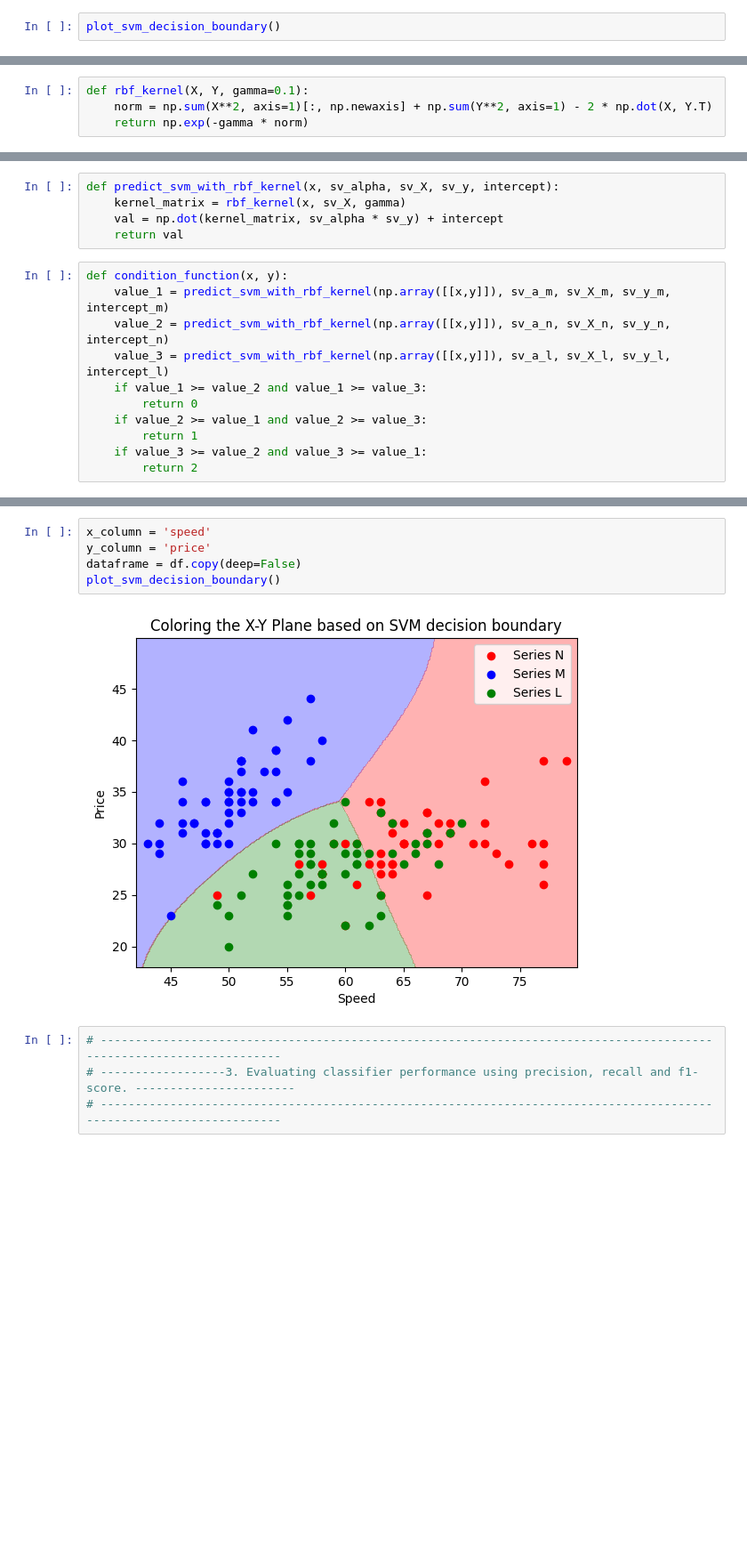
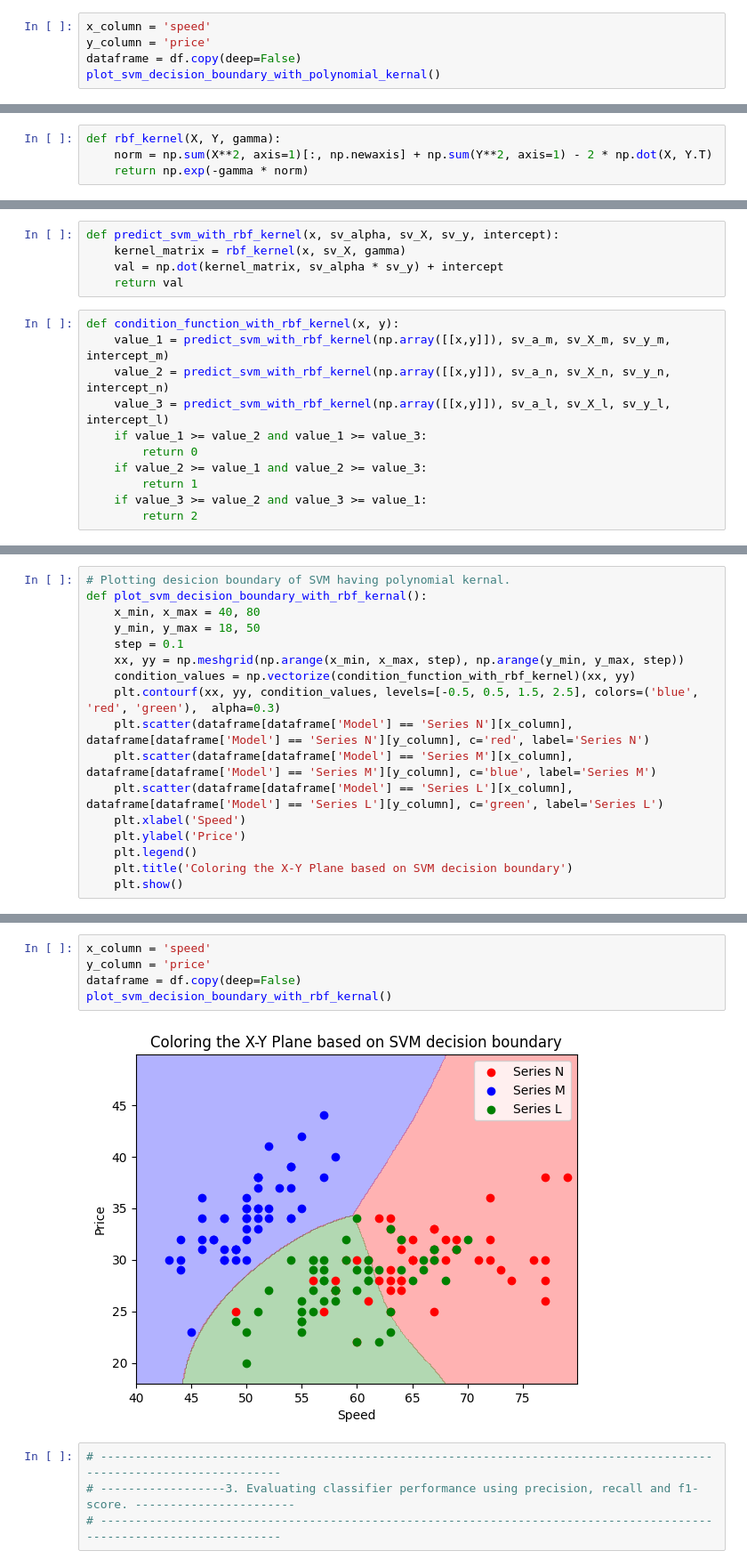
Before and after one commit to Aditya-Y-29/ML-Assignments, a Jupyter notebook: Assignment-2/Task2.ipynb, the cells around one changed output, grey strips where cells are left out. Shown at 89% size. Cells and saved outputs as stored; diff of their text form; blank space fills up the shorter version.

```diff
--- a/Assignment-2/Task2.ipynb
+++ b/Assignment-2/Task2.ipynb
@@ -486,3 +547,6 @@ for idx in range(len(X)):
 # %%
-plot_svm_decision_boundary()
+x_column = 'speed'
+y_column = 'price'
+dataframe = df.copy(deep=False)
+plot_svm_decision_boundary_with_polynomial_kernal()
 # %% [output]
@@ -491,7 +556,7 @@ plot_svm_decision_boundary()
 # ---------------------------------------------- RBF Kernal -----------------------------------------------
 # ---------------------------------------------------------------------------------------------------------
 # %%
-def rbf_kernel(X, Y, gamma=0.1):
+def rbf_kernel(X, Y, gamma):
     norm = np.sum(X**2, axis=1)[:, np.newaxis] + np.sum(Y**2, axis=1) - 2 * np.dot(X, Y.T)
     return np.exp(-gamma * norm)
 # %%
@@ -535,7 +600,7 @@ def predict_svm_with_rbf_kernel(x, sv_alpha, sv_X, sv_y, intercept):
     val = np.dot(kernel_matrix, sv_alpha * sv_y) + intercept
     return val
 # %%
-def condition_function(x, y):
+def condition_function_with_rbf_kernel(x, y):
     value_1 = predict_svm_with_rbf_kernel(np.array([[x,y]]), sv_a_m, sv_X_m, sv_y_m, intercept_m)
     value_2 = predict_svm_with_rbf_kernel(np.array([[x,y]]), sv_a_n, sv_X_n, sv_y_n, intercept_n)
     value_3 = predict_svm_with_rbf_kernel(np.array([[x,y]]), sv_a_l, sv_X_l, sv_y_l, intercept_l)
@@ -565,3 +743,20 @@ def plot_svm_decision_boundary():
+# %%
+# Plotting desicion boundary of SVM having polynomial kernal.
+def plot_svm_decision_boundary_with_rbf_kernal():
+    x_min, x_max = 40, 80
+    y_min, y_max = 18, 50
+    step = 0.1
+    xx, yy = np.meshgrid(np.arange(x_min, x_max, step), np.arange(y_min, y_max, step))
+    condition_values = np.vectorize(condition_function_with_rbf_kernel)(xx, yy)
+    plt.contourf(xx, yy, condition_values, levels=[-0.5, 0.5, 1.5, 2.5], colors=('blue', 'red', 'green'),  alpha=0.3)
+    plt.scatter(dataframe[dataframe['Model'] == 'Series N'][x_column], dataframe[dataframe['Model'] == 'Series N'][y_column], c='red', label='Series N')
+    plt.scatter(dataframe[dataframe['Model'] == 'Series M'][x_column], dataframe[dataframe['Model'] == 'Series M'][y_column], c='blue', label='Series M')
+    plt.scatter(dataframe[dataframe['Model'] == 'Series L'][x_column], dataframe[dataframe['Model'] == 'Series L'][y_column], c='green', label='Series L')
+    plt.xlabel('Speed')
+    plt.ylabel('Price')
+    plt.legend()
+    plt.title('Coloring the X-Y Plane based on SVM decision boundary')
+    plt.show()
 # %%
 # Optimal penalty parameter of polynomial kernal.
 gamma = 0.01
@@ -582,10 +777,10 @@ for idx in range(len(X)):
 # %%
 x_column = 'speed'
 y_column = 'price'
 dataframe = df.copy(deep=False)
-plot_svm_decision_boundary()
+plot_svm_decision_boundary_with_rbf_kernal()
 # %% [output]
-[figure, old version]
+[figure, new version]
 # %%
 # --------------------------------------------------------------------------------------------------------------------
 # ------------------3. Evaluating classifier performance using precision, recall and f1-score. -----------------------
```
Also changed, not shown: parts of 36 cells of this notebook.
